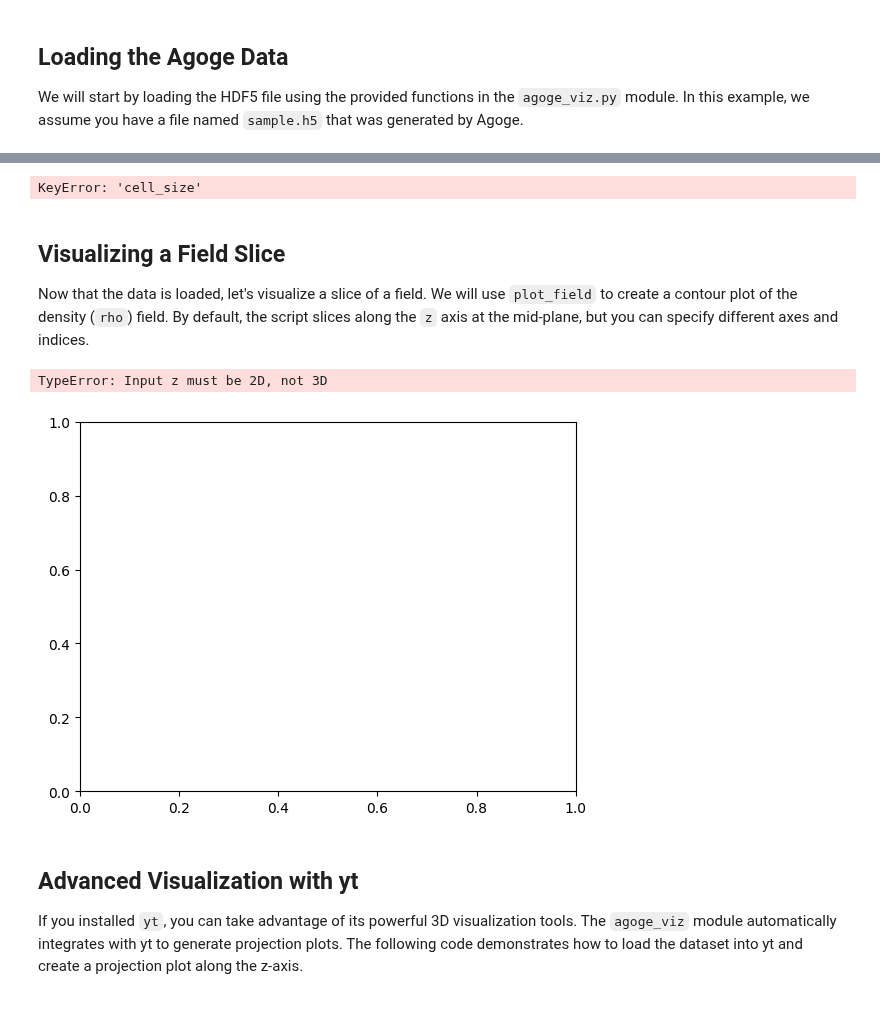
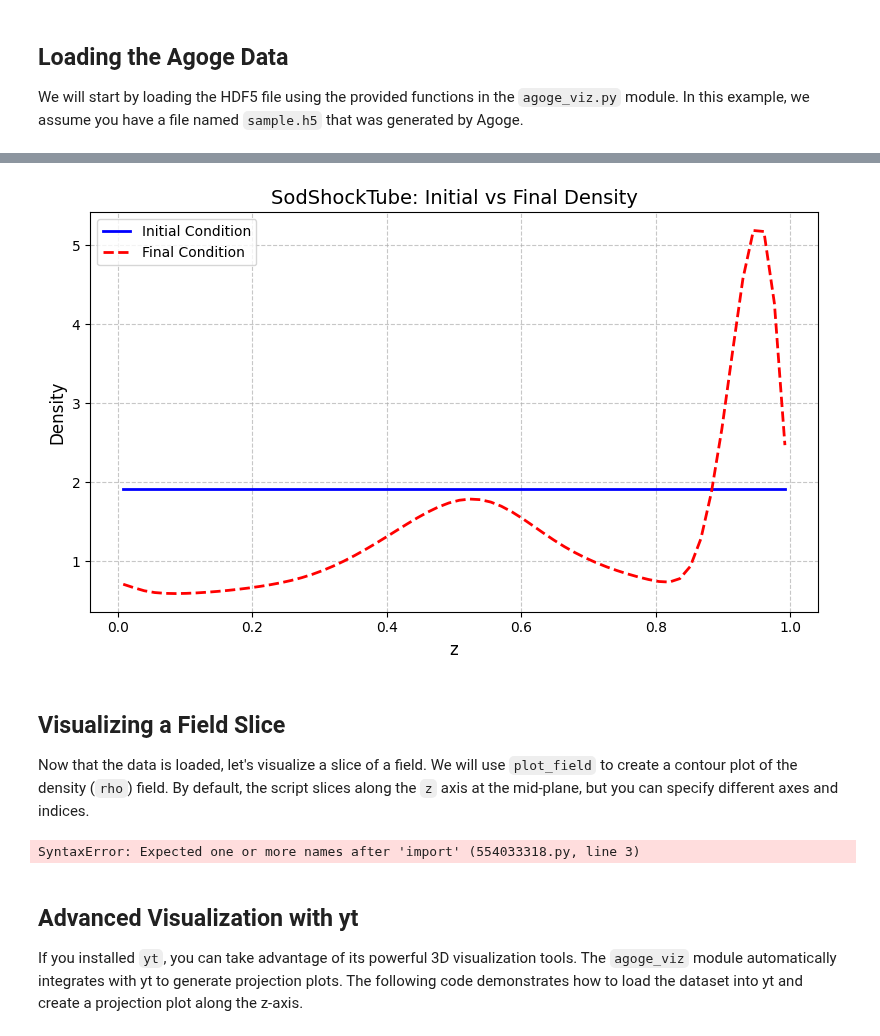
Before and after one commit to roybrynn/cmse822-roybrynn, a Jupyter notebook: agoge/viz/example2.ipynb, the cells around one changed output, grey strips where cells are left out. Saved outputs shown, nothing was run; the diff lists cells and outputs as text; code cells hidden in the pictures; blank space fills up the shorter version.

Commit message:
work on viz and collapse problem

```diff
--- a/agoge/viz/example2.ipynb
+++ b/agoge/viz/example2.ipynb
@@ -48,43 +48,43 @@ Available fields: ['rho', 'phi', 'rhow', 'E', 'rhou', 'rhov']
 Coordinate arrays: True
 # %%
 # New code cell demonstrating 1D line plot for the SodShockTube problem using actual agoge output.
-
-
 import numpy as np
 import matplotlib.pyplot as plt
 from agoge_viz import load_agoge_data, plot_line
 
 # Load initial and final condition files from Agoge output
 filename_init = "../agoge_init.h5"    # Initial condition file
 filename_final = "../agoge_final.h5"    # Final condition file
 
 # Load data using the agoge_viz helper function.
 data_init = load_agoge_data(filename_init)
 data_final = load_agoge_data(filename_final)
 
-# For the SodShockTube problem, the outputs are 1D:
-# The density data is stored in the "rho" dataset.
-# Assuming the 1D simulation along x, with shape (Nx,1,1),
-# calculate the x coordinate array using domain_dimensions and cell_size.
-x = data_final["x"]
-
-rho_init = data_init["rho"][0, 0, :]
-rho_final = data_final["rho"][0, 0, :]
 
 # Use the plot_line function to create a professional looking 1D line plot.
-plot_line(x, [rho_init, rho_final],
+# For a 1D SodShockTube simulation along the z-axis, we extract the density profile using the singleton indices [0, 0, :].
+rho_init_profile = data_init["rho"][data_init["rho"].shape[0] // 2, data_init["rho"].shape[1] // 2, :]
+rho_final_profile = data_final["rho"][data_final["rho"].shape[0] // 2, data_final["rho"].shape[1] // 2, :]
+
+plot_line(data_init["z"], [rho_init_profile, rho_final_profile],
           labels=["Initial Condition", "Final Condition"],
           title="SodShockTube: Initial vs Final Density",
-          xlabel="x",
+          xlabel="z",
           ylabel="Density",
           styles=["b-", "r--"])
 # %% [output]
-KeyError: 'cell_size'
+[figure, added]
 # %% [markdown]
 ## Visualizing a Field Slice
 
 Now that the data is loaded, let's visualize a slice of a field. We will use `plot_field` to create a contour plot of the density (`rho`) field. By default, the script slices along the `z` axis at the mid-plane, but you can specify different axes and indices.
 # %%
+import numpy as np
+import matplotlib.pyplot as plt
+from agoge_viz import # Specify the filename of the HDF5 file
+filename = "../ae_final.h5"
+data = load_agoge_data(filename)
+
 # Choose the field to visualize (e.g., 'rho')
 field_name = "rho"
 field_data = data[field_name]
@@ -95,13 +95,12 @@ y = data["y"]
 z = data["z"]
 
 # Plot a slice. You can adjust the axis and index as needed.
-plot_field(field_data, x, y, z, axis='x', index=(0,0), field_name=field_name)
+plot_field(field_data, x, y, z, axis='x', field_name=field_name, vmin=0, vmax=2)
 
 # To visualize a slice along the y-axis at index 50, for example:
 # plot_field(field_data, x, y, z, axis='y', index=50, field_name=field_name)
 # %% [output]
-TypeError: Input z must be 2D, not 3D
+SyntaxError: Expected one or more names after 'import' (554033318.py, line 3)
-[figure, removed]
 # %% [markdown]
 ## Advanced Visualization with yt
 
```
Also changed, not shown: parts of 1 cell of this notebook, 4 other files.
